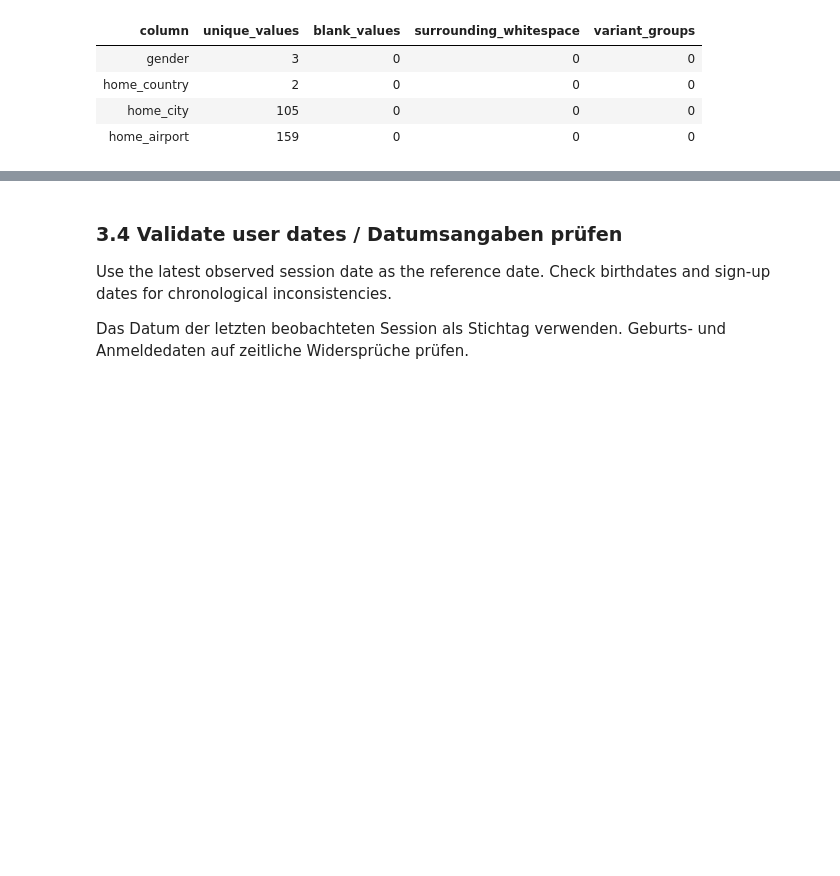
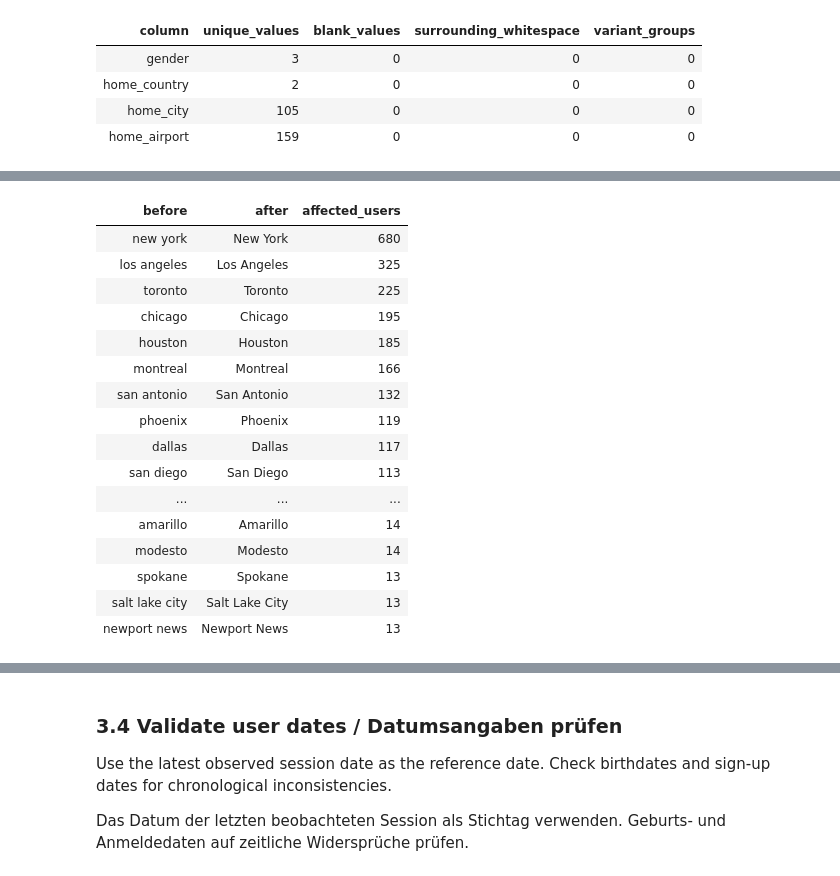
Before and after one commit to mperos1978/TravelTide, a Jupyter notebook: notebooks/01_eda.ipynb, the cells around one changed output, grey strips where cells are left out. Saved outputs shown, nothing was run; the diff lists cells and outputs as text; code cells hidden in the pictures; blank space fills up the shorter version.

Commit message:
Clean user locations and mark population comparisons as preliminary

```diff
--- a/notebooks/01_eda.ipynb
+++ b/notebooks/01_eda.ipynb
@@ -585,0 +595,73 @@ users — Text validation
+# %%
+# preserve values for the before-and-after comparison
+# werte für den vorher-nachher-vergleich erhalten
+location_before = users_work[
+    ["home_country", "home_city"]
+].copy()
+
+# standardize known country names
+# bekannte ländernamen vereinheitlichen
+country_text = (
+    users_work["home_country"]
+    .astype("string")
+    .str.strip()
+)
+
+country_mapping = {
+    "usa": "USA",
+    "canada": "Canada",
+}
+
+users_work["home_country"] = (
+    country_text.str.casefold()
+    .map(country_mapping)
+    .fillna(country_text)
+)
+
+# capitalize each city word
+# jedes wort der stadtnamen mit großbuchstaben beginnen
+users_work["home_city"] = (
+    users_work["home_city"]
+    .astype("string")
+    .str.strip()
+    .str.title()
+)
+
+# display changed spellings side by side
+# geänderte schreibweisen nebeneinander anzeigen
+html_tables = []
+
+for column in ["home_country", "home_city"]:
+    comparison = pd.DataFrame({
+        "before": location_before[column],
+        "after": users_work[column],
+    })
+
+    changed = comparison["before"].ne(
+        comparison["after"]
+    ).fillna(False)
+
+    changes = (
+        comparison.loc[changed]
+        .value_counts()
+        .reset_index(name="affected_users")
+    )
+
+    html_tables.append(
+        '<div style="min-width: 0; overflow-x: auto;">'
+        + style_overview(
+            changes,
+            f"{column} — Spelling changes",
+            {"affected_users": "{:,.0f}"},
+        ).to_html()
+        + "</div>"
+    )
+
+display(HTML(
+    '<div style="display: grid; '
+    'grid-template-columns: repeat(2, minmax(0, 1fr)); '
+    'gap: 24px; align-items: start;">'
+    + "".join(html_tables)
+    + "</div>"
+))
+# %% [output]
@@ -585,0 +673,17 @@ users — Text validation
+| before | after | affected_users |
+| new york | New York | 680 |
+| los angeles | Los Angeles | 325 |
+| toronto | Toronto | 225 |
+| chicago | Chicago | 195 |
+| houston | Houston | 185 |
+| montreal | Montreal | 166 |
+| san antonio | San Antonio | 132 |
+| phoenix | Phoenix | 119 |
+| dallas | Dallas | 117 |
+| san diego | San Diego | 113 |
+| ... | ... | ... |
+| amarillo | Amarillo | 14 |
+| modesto | Modesto | 14 |
+| spokane | Spokane | 13 |
+| salt lake city | Salt Lake City | 13 |
+| newport news | Newport News | 13 |
```
Also changed, not shown: parts of 19 cells of this notebook, 1 other file.
